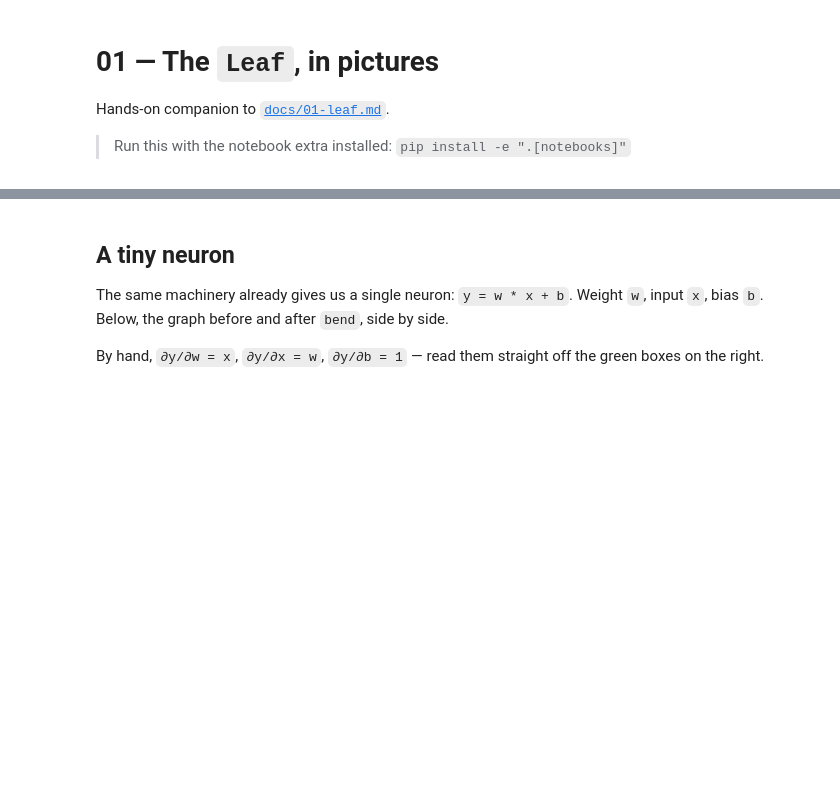
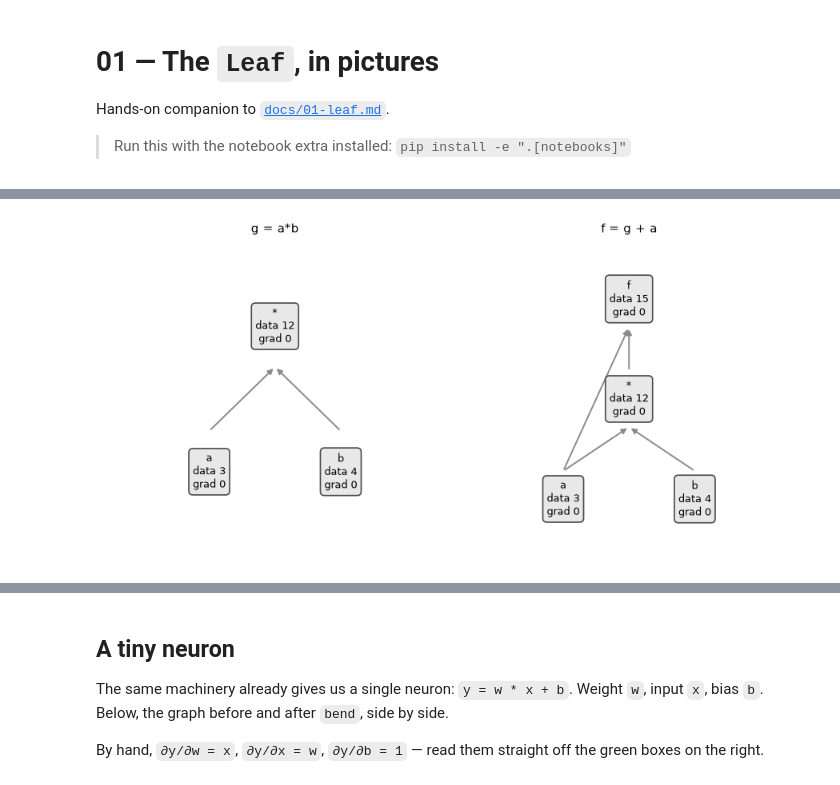
Before and after one commit to menicacci/bonsaigrad, a Jupyter notebook: notebooks/01_leaf.ipynb, the cells around one changed output, grey strips where cells are left out. Cells and saved outputs as stored; diff of their text form; code cells hidden in the pictures; blank space fills up the shorter version.

```diff
--- a/notebooks/01_leaf.ipynb
+++ b/notebooks/01_leaf.ipynb
@@ -112,0 +86,17 @@ b.grad = 3.0 (expected 3.0)
+# %%
+a = Leaf(3.0)
+b = Leaf(4.0)
+
+g = a * b
+f = g + a
+
+names = {id(a): "a", id(b): "b", id(f): "f"}
+
+steps = [(g, "g = a*b"), (f, "f = g + a")]
+fig, axes = plt.subplots(1, len(steps), figsize=(9, 4.5))
+for ax, (root, label) in zip(axes, steps):
+    draw_graph(root, names, ax=ax, title=label)
+plt.tight_layout()
+plt.show()
+# %% [output]
+[figure, added]
```
Also changed, not shown: parts of 7 cells of this notebook.
